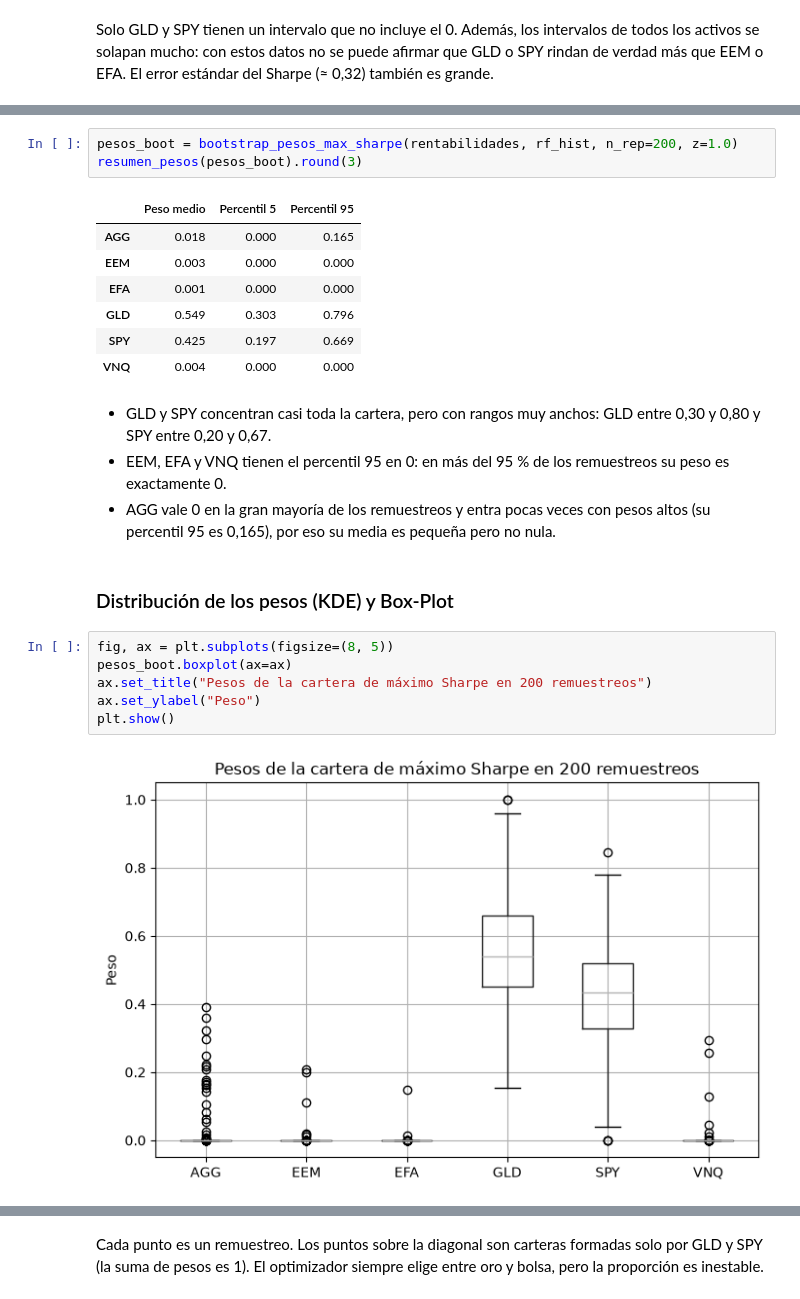
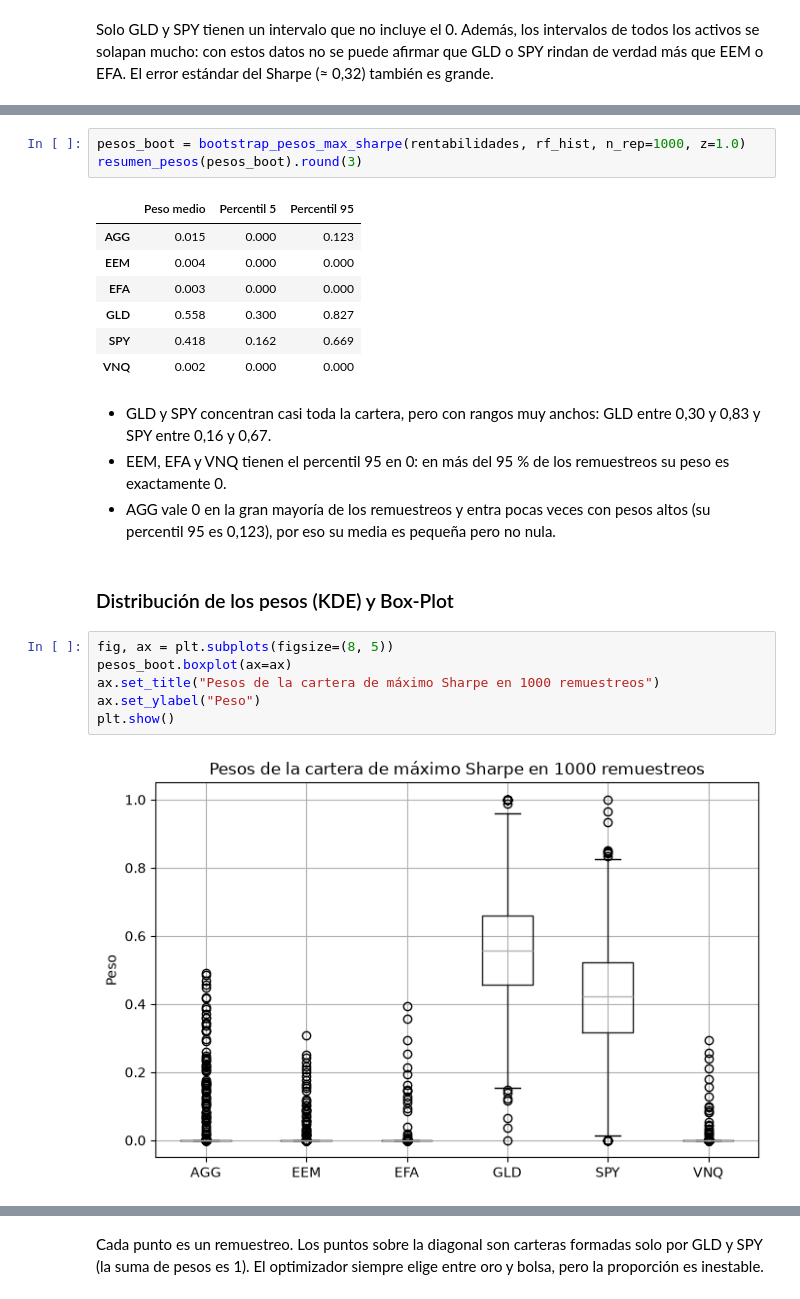
Before and after one commit to mnayala100/proyecto-cartera-markowitz, a Jupyter notebook: notebooks/05_incertidumbre.ipynb, the cells around one changed output, grey strips where cells are left out. Cells and saved outputs as stored; diff of their text form.

```diff
--- a/notebooks/05_incertidumbre.ipynb
+++ b/notebooks/05_incertidumbre.ipynb
@@ -47,30 +47,30 @@ Remuestreo los datos 200 veces, pegando bloques de 21 días (1 mes) elegidos al
 
 Este bootstrap solo mide el **error de muestreo**: remuestrea los mismos diez años. No captura un cambio de régimen como el de los tipos de interés.
 # %%
-pesos_boot = bootstrap_pesos_max_sharpe(rentabilidades, rf_hist, n_rep=200, z=1.0)
+pesos_boot = bootstrap_pesos_max_sharpe(rentabilidades, rf_hist, n_rep=1000, z=1.0)
 resumen_pesos(pesos_boot).round(3)
 # %% [output]
 |  | Peso medio | Percentil 5 | Percentil 95 |
-| AGG | 0.018 | 0.000 | 0.165 |
-| EEM | 0.003 | 0.000 | 0.000 |
-| EFA | 0.001 | 0.000 | 0.000 |
-| GLD | 0.549 | 0.303 | 0.796 |
-| SPY | 0.425 | 0.197 | 0.669 |
-| VNQ | 0.004 | 0.000 | 0.000 |
+| AGG | 0.015 | 0.000 | 0.123 |
+| EEM | 0.004 | 0.000 | 0.000 |
+| EFA | 0.003 | 0.000 | 0.000 |
+| GLD | 0.558 | 0.300 | 0.827 |
+| SPY | 0.418 | 0.162 | 0.669 |
+| VNQ | 0.002 | 0.000 | 0.000 |
 # %% [markdown]
-- GLD y SPY concentran casi toda la cartera, pero con rangos muy anchos: GLD entre 0,30 y 0,80 y SPY entre 0,20 y 0,67.
+- GLD y SPY concentran casi toda la cartera, pero con rangos muy anchos: GLD entre 0,30 y 0,83 y SPY entre 0,16 y 0,67.
 - EEM, EFA y VNQ tienen el percentil 95 en 0: en más del 95 % de los remuestreos su peso es exactamente 0.
-- AGG vale 0 en la gran mayoría de los remuestreos y entra pocas veces con pesos altos (su percentil 95 es 0,165), por eso su media es pequeña pero no nula.
+- AGG vale 0 en la gran mayoría de los remuestreos y entra pocas veces con pesos altos (su percentil 95 es 0,123), por eso su media es pequeña pero no nula.
 # %% [markdown]
 ### Distribución de los pesos (KDE) y Box-Plot
 # %%
 fig, ax = plt.subplots(figsize=(8, 5))
 pesos_boot.boxplot(ax=ax)
-ax.set_title("Pesos de la cartera de máximo Sharpe en 200 remuestreos")
+ax.set_title("Pesos de la cartera de máximo Sharpe en 1000 remuestreos")
 ax.set_ylabel("Peso")
 plt.show()
 # %% [output]
-[figure, old version]
+[figure, new version]
 # %%
 fig, axes = plt.subplots(2, 3, figsize=(12, 6), sharex=True)
 for ax, activo in zip(axes.ravel(), pesos_boot.columns):
```
Also changed, not shown: parts of 8 cells of this notebook, 3 other files.
